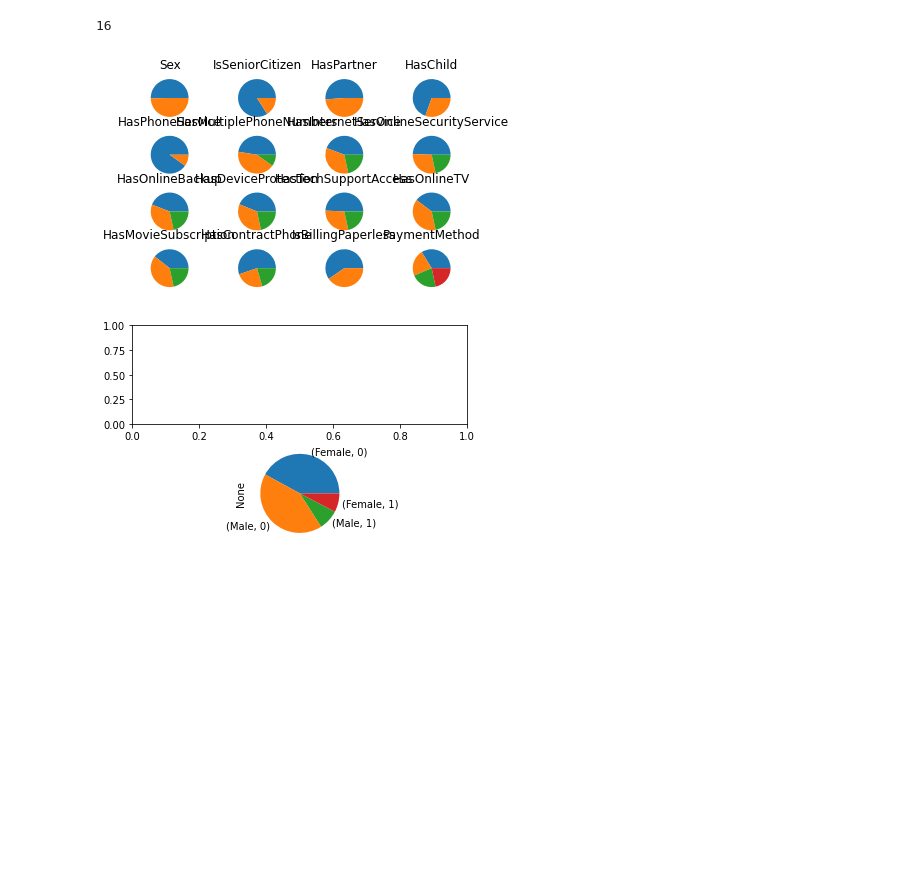
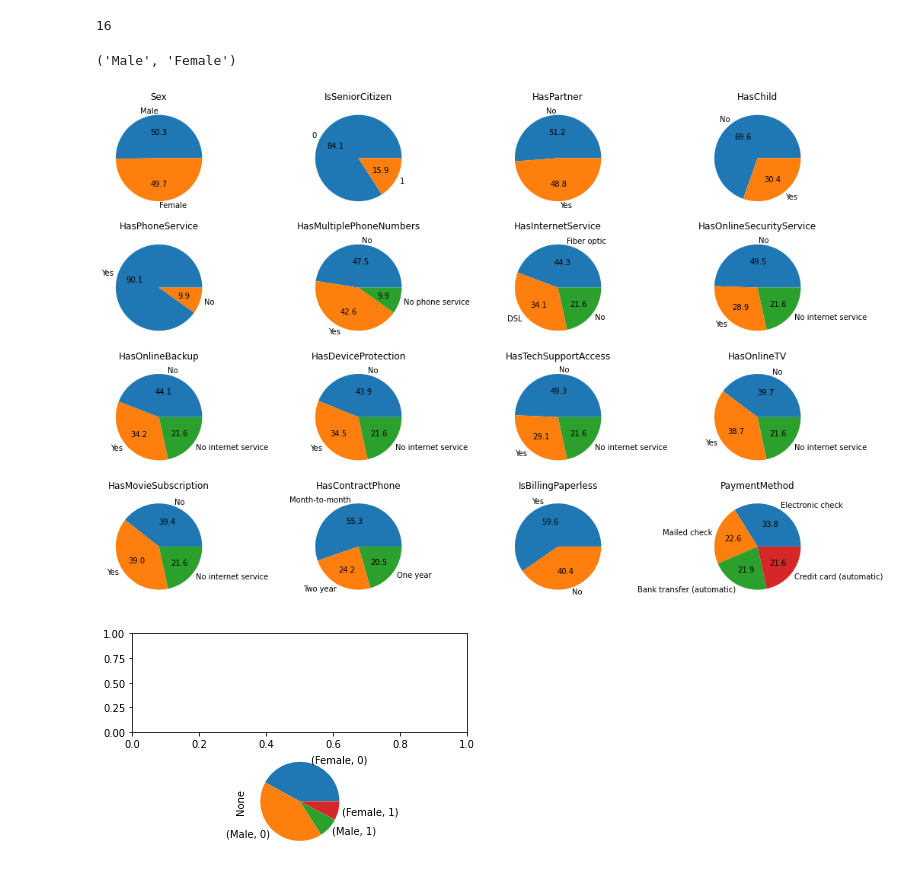
Before and after one commit to trifonov-m/MIPT_stepik, a Jupyter notebook: deep learning mipt/HW3/Baseline.ipynb, the cells around one changed output. Cells and saved outputs as stored; diff of their text form; code cells hidden in the pictures; blank space fills up the shorter version.

```diff
--- a/deep learning mipt/HW3/Baseline.ipynb
+++ b/deep learning mipt/HW3/Baseline.ipynb
@@ -252,17 +245,24 @@ data[cat_cols[0]].value_counts().plot.pie()
 len(cat_cols)
 # %% [output]
 16
+# %%
+tuple(data[cat_cols[0]].value_counts().index)
+# %% [output]
+('Male', 'Female')
 # %%
 i_cat = 0
 fig, axes = plt.subplots(4, 4)
 for i in range(4):
     for j in range(4):
+        labels = list(data[cat_cols[i_cat]].value_counts().index)
         axes[i,j].set(title=cat_cols[i_cat])
-        axes[i,j].pie(data[cat_cols[i_cat]].value_counts())
+        axes[i,j].pie(data[cat_cols[i_cat]].value_counts(), labels=labels, autopct='%.1f')
         i_cat += 1
+fig.set_figwidth(18)    #  ширина и
+fig.set_figheight(12)    #  высота "Figure"
 plt.show()
 # %% [output]
-[figure, old version]
+[figure, new version]
 # %%
 fig, axes = plt.subplots(2, 1)
 plot = data[cat_cols[:2]].value_counts().plot.pie(subplots=True, figsize=(11, 6))
```
Also changed, not shown: parts of 2 cells of this notebook.
